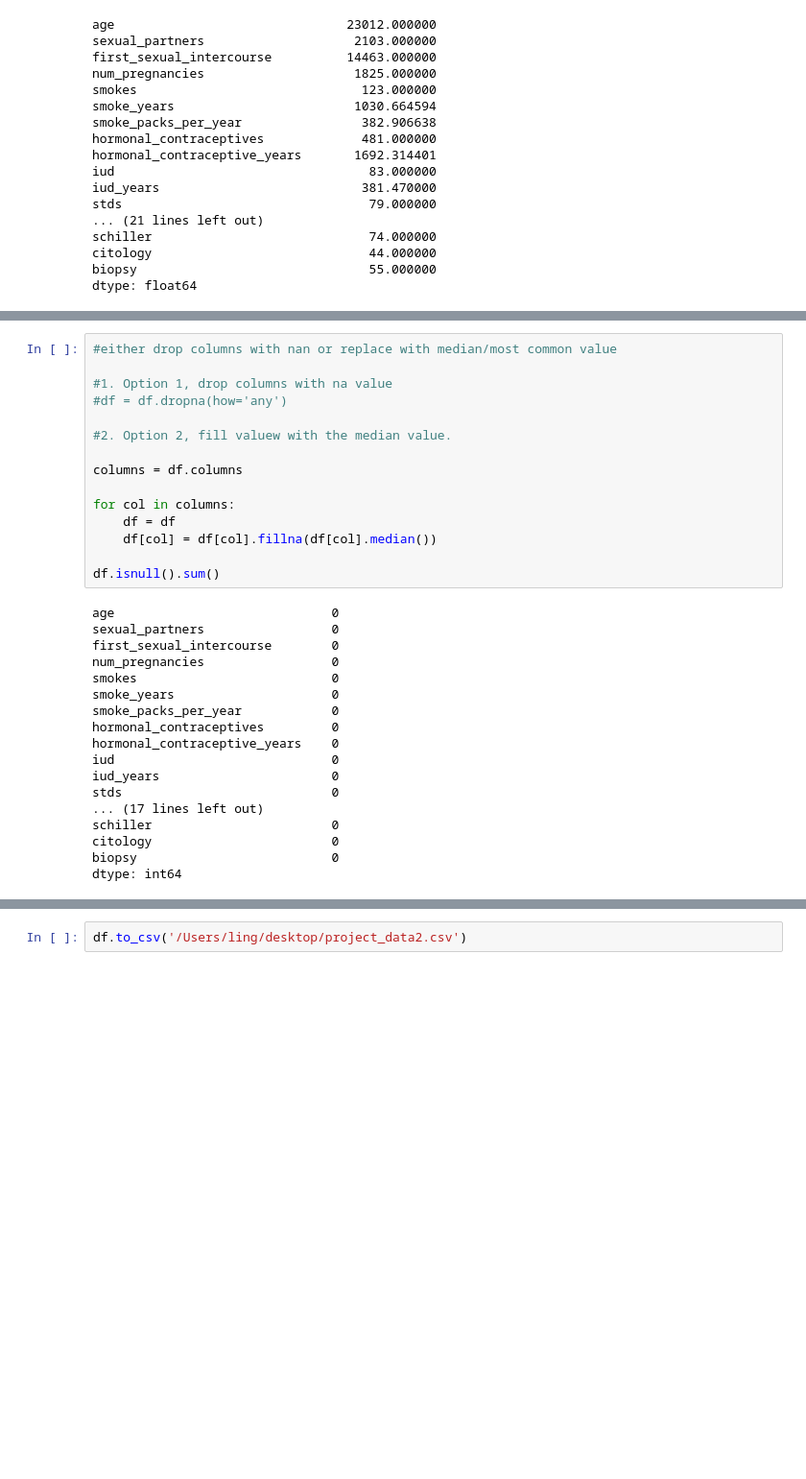
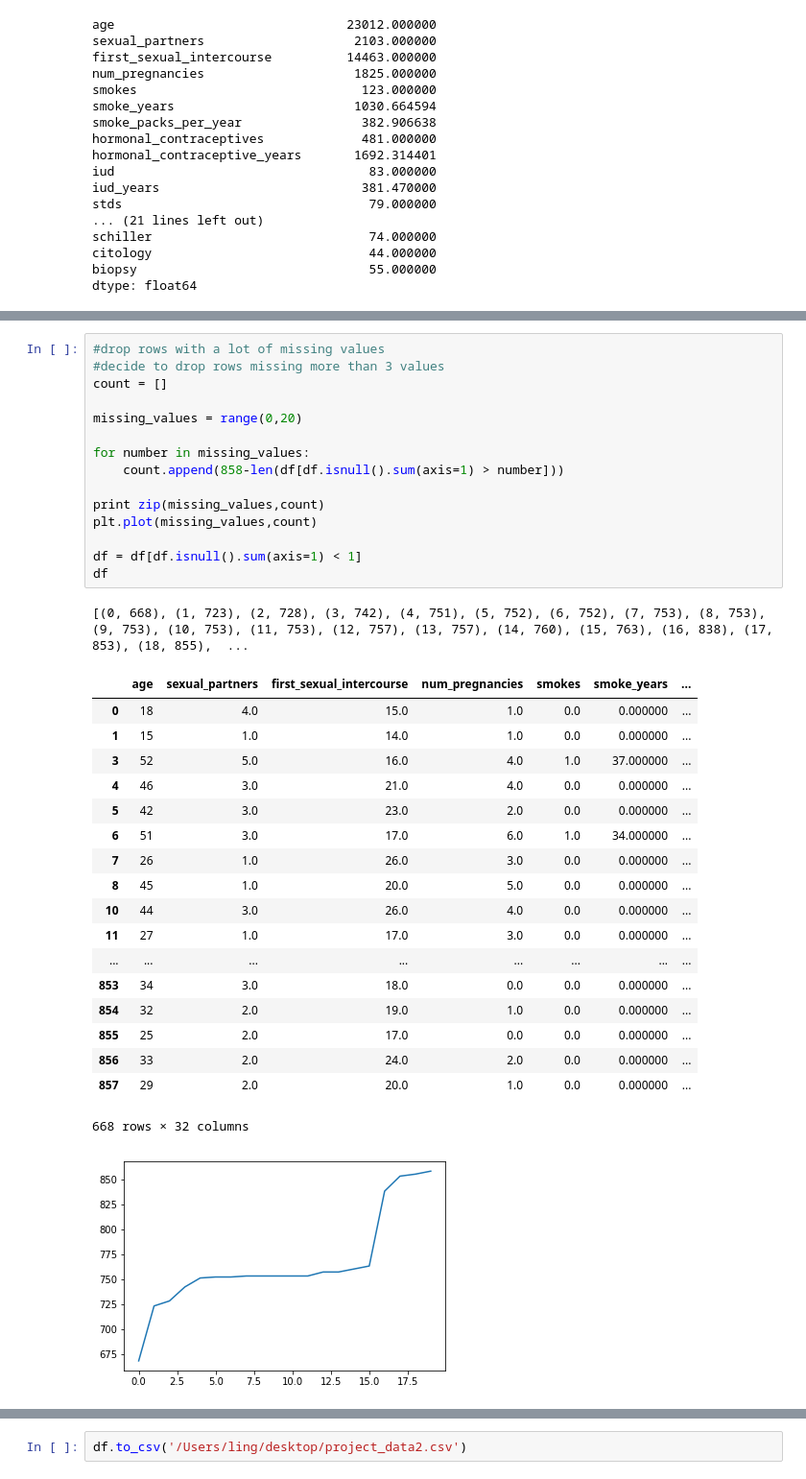
Before and after one commit to lingchiao/DS-SF-42, a Jupyter notebook: final_project/Final Project.ipynb, the cells around one changed output, grey strips where cells are left out. Shown: that part at 96% size. Saved outputs shown, nothing was run; the diff lists cells and outputs as text; blank space fills up the shorter version.

```diff
--- a/final_project/Final Project.ipynb
+++ b/final_project/Final Project.ipynb
@@ -144,33 +116,36 @@ dtype: int64
-# %%
-#either drop columns with nan or replace with median/most common value
-
-#1. Option 1, drop columns with na value
-#df = df.dropna(how='any')
-
-#2. Option 2, fill valuew with the median value.
-
-columns = df.columns
-
-for col in columns:
-    df = df
-    df[col] = df[col].fillna(df[col].median())
-
-df.isnull().sum()
-# %% [output]
-age                             0
-sexual_partners                 0
-first_sexual_intercourse        0
-num_pregnancies                 0
-smokes                          0
-smoke_years                     0
-smoke_packs_per_year            0
-hormonal_contraceptives         0
-hormonal_contraceptive_years    0
-iud                             0
-iud_years                       0
-stds                            0
-... (17 lines left out)
-schiller                        0
-citology                        0
-biopsy                          0
-dtype: int64
+# %%
+#drop rows with a lot of missing values
+#decide to drop rows missing more than 3 values
+count = []
+
+missing_values = range(0,20)
+
+for number in missing_values:
+    count.append(858-len(df[df.isnull().sum(axis=1) > number]))
+
+print zip(missing_values,count)
+plt.plot(missing_values,count)
+
+df = df[df.isnull().sum(axis=1) < 1]
+df
+# %% [output]
+[(0, 668), (1, 723), (2, 728), (3, 742), (4, 751), (5, 752), (6, 752), (7, 753), (8, 753), (9, 753), (10, 753), (11, 753), (12, 757), (13, 757), (14, 760), (15, 763), (16, 838), (17, 853), (18, 855),  ...
+|  | age | sexual_partners | first_sexual_intercourse | num_pregnancies | smokes | smoke_years | ... |
+| 0 | 18 | 4.0 | 15.0 | 1.0 | 0.0 | 0.000000 | ... |
+| 1 | 15 | 1.0 | 14.0 | 1.0 | 0.0 | 0.000000 | ... |
+| 3 | 52 | 5.0 | 16.0 | 4.0 | 1.0 | 37.000000 | ... |
+| 4 | 46 | 3.0 | 21.0 | 4.0 | 0.0 | 0.000000 | ... |
+| 5 | 42 | 3.0 | 23.0 | 2.0 | 0.0 | 0.000000 | ... |
+| 6 | 51 | 3.0 | 17.0 | 6.0 | 1.0 | 34.000000 | ... |
+| 7 | 26 | 1.0 | 26.0 | 3.0 | 0.0 | 0.000000 | ... |
+| 8 | 45 | 1.0 | 20.0 | 5.0 | 0.0 | 0.000000 | ... |
+| 10 | 44 | 3.0 | 26.0 | 4.0 | 0.0 | 0.000000 | ... |
+| 11 | 27 | 1.0 | 17.0 | 3.0 | 0.0 | 0.000000 | ... |
+| ... | ... | ... | ... | ... | ... | ... | ... |
+| 853 | 34 | 3.0 | 18.0 | 0.0 | 0.0 | 0.000000 | ... |
+| 854 | 32 | 2.0 | 19.0 | 1.0 | 0.0 | 0.000000 | ... |
+| 855 | 25 | 2.0 | 17.0 | 0.0 | 0.0 | 0.000000 | ... |
+| 856 | 33 | 2.0 | 24.0 | 2.0 | 0.0 | 0.000000 | ... |
+| 857 | 29 | 2.0 | 20.0 | 1.0 | 0.0 | 0.000000 | ... |
+668 rows × 32 columns
+[figure, added]
```
Also changed, not shown: parts of 39 cells of this notebook, 4 other files.
